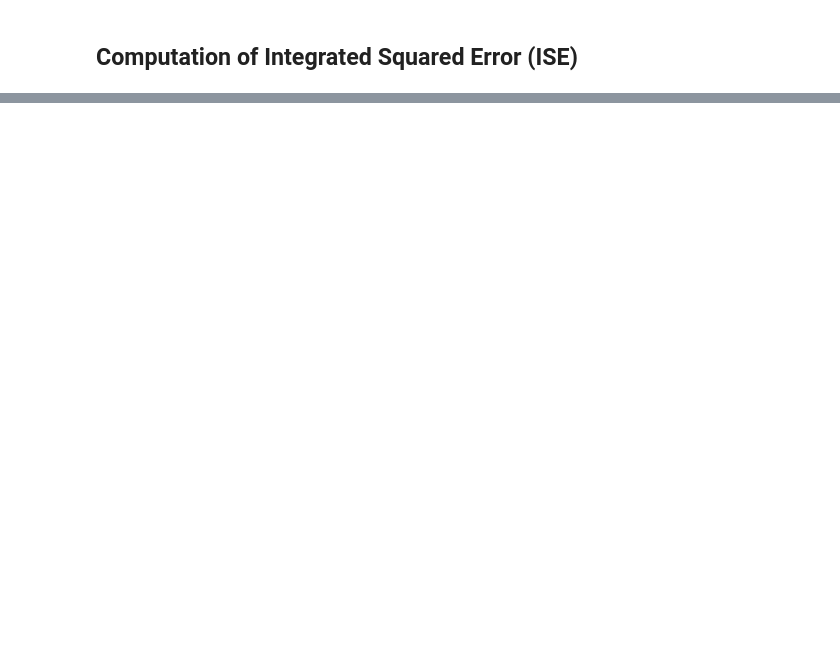
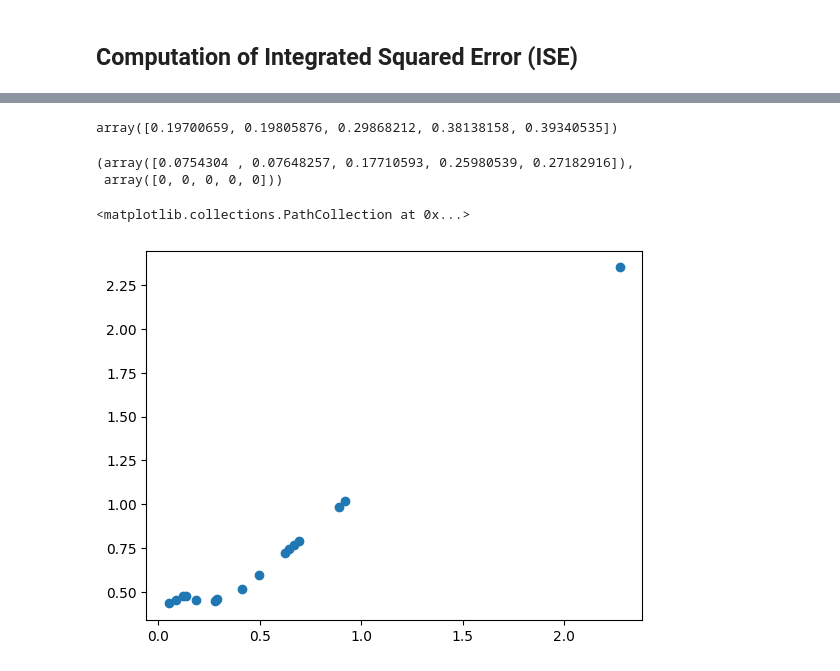
Before and after one commit to yukiregista/LCDTreeSpace, a Jupyter notebook: example_notebooks/1dim/case1_example.ipynb, the cells around one changed output, grey strips where cells are left out. Saved outputs shown, nothing was run; the diff lists cells and outputs as text; code cells hidden in the pictures; blank space fills up the shorter version.

```diff
--- a/example_notebooks/1dim/case1_example.ipynb
+++ b/example_notebooks/1dim/case1_example.ipynb
@@ -121,0 +182,14 @@ lcmle_ise, kde_ise
+# %%
+kde.Dmat[70][:5]
+# %% [output]
+array([0.19700659, 0.19805876, 0.29868212, 0.38138158, 0.39340535])
+# %%
+x[:5], ort[:5]
+# %% [output]
+(array([0.0754304 , 0.07648257, 0.17710593, 0.25980539, 0.27182916]),
+ array([0, 0, 0, 0, 0]))
+# %%
+plt.scatter(x[ort==1], kde.bw[ort==1])
+# %% [output]
+<matplotlib.collections.PathCollection at 0x...>
+[figure, added]
```
Also changed, not shown: parts of 12 cells of this notebook, 5 other files.
